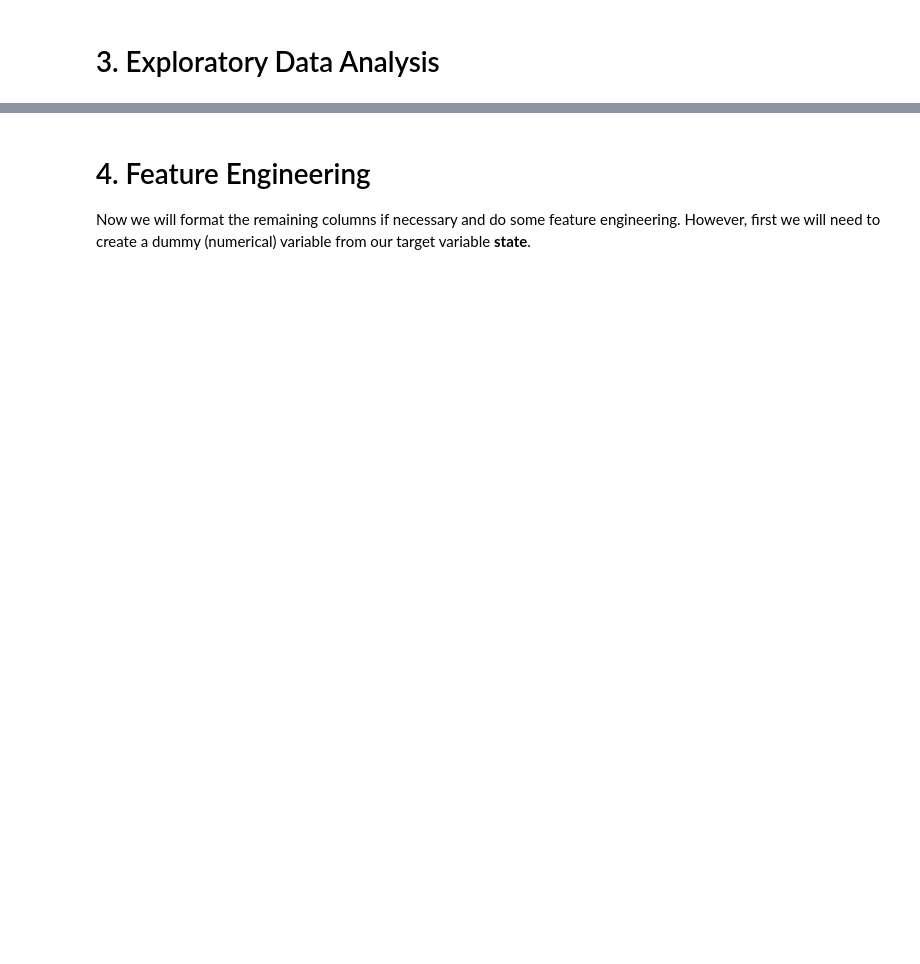
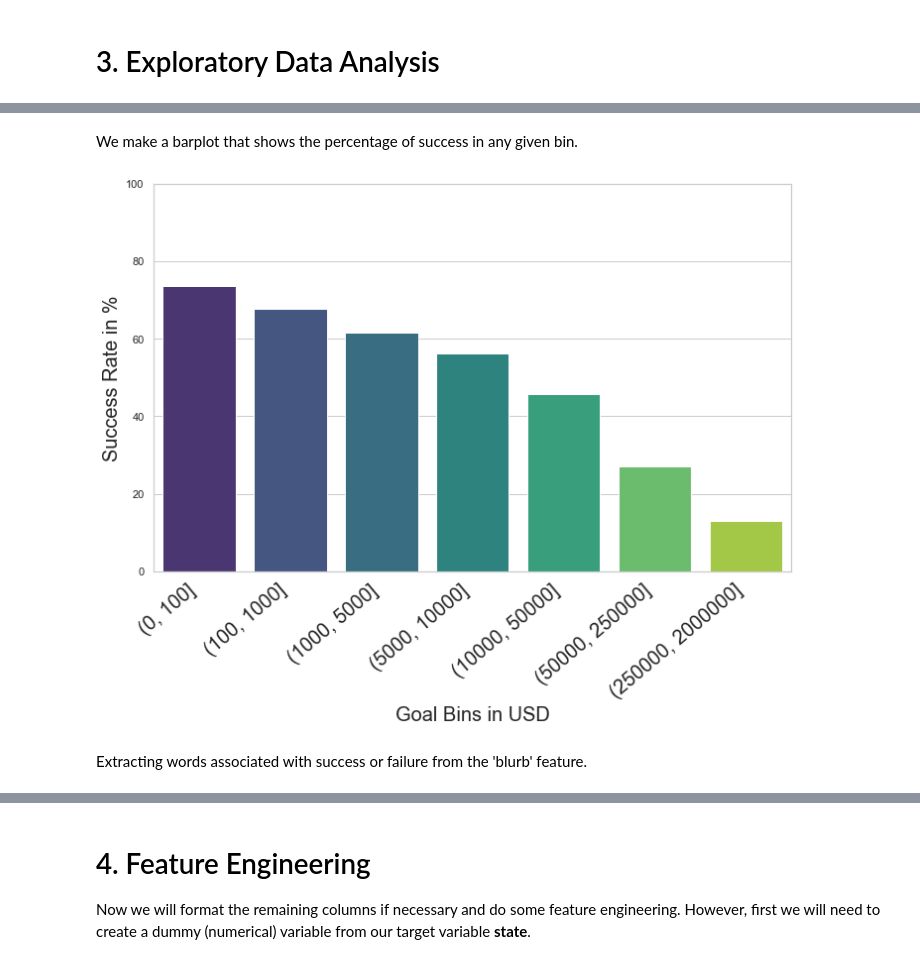
Before and after one commit to ho-ya/Kickstarter_Success_Prediction, a Jupyter notebook: Notebook_Kickstarter_prediction.ipynb, the cells around one changed output, grey strips where cells are left out. Cells and saved outputs as stored; diff of their text form; code cells hidden in the pictures; blank space fills up the shorter version.

```diff
--- a/Notebook_Kickstarter_prediction.ipynb
+++ b/Notebook_Kickstarter_prediction.ipynb
@@ -173,0 +268,6 @@ memory usage: 14.3+ MB
+# %%
+success_goal = data.goal[data['state'] == 'successful'].value_counts()
+failed_goal = data.goal[data['state'] == 'failed'].value_counts()
+
+success_goal = pd.DataFrame({'goal':success_goal.index, 'success_count':success_goal.values})
+failed_goal = pd.DataFrame({'goal':failed_goal.index, 'failed_count':failed_goal.values})
@@ -173,0 +276,2 @@ memory usage: 14.3+ MB
+# %%
+goal_ratio = pd.merge(success_goal, failed_goal, on='goal')
@@ -173,0 +280,9 @@ memory usage: 14.3+ MB
+# %%
+goal_bins = pd.IntervalIndex.from_tuples([(0, 100), (100, 1000), (1000, 5000), (5000, 10000), (10000, 50000), (50000, 250000), (250000, 2000000)])
+goal_binned = pd.cut(goal_ratio['goal'], goal_bins)
+goal_binned.name ='goal_bin'
+goal_ratio_binned = pd.concat([goal_ratio, goal_binned], axis=1)
+goal_ratio_binned.drop(['goal'], axis='columns', inplace=True )
+goal_ratio_binned = goal_ratio_binned.groupby('goal_bin', as_index=False).sum()
+goal_ratio_binned['percent_successful'] = goal_ratio_binned.success_count / (goal_ratio_binned.failed_count + goal_ratio_binned.success_count) * 100
+goal_ratio_binned
@@ -173,0 +298,18 @@ memory usage: 14.3+ MB
+# %% [markdown]
+We make a barplot that shows the percentage of success in any given bin.
+# %%
+sns.set_style(style="whitegrid")
+ax = sns.barplot(x='goal_bin',y='percent_successful', data=goal_ratio_binned, palette='viridis')
+plt.ylim(0, 100)
+ax.set_xticklabels(ax.get_xticklabels(), rotation=40, ha="right", fontsize=20)
+#ax.set_title("Funding Success",fontsize=50)
+ax.set_xlabel("Goal Bins in USD",fontsize=20)
+ax.set_ylabel("Success Rate in %",fontsize=20)
+plt.tight_layout()
+sns.set(rc={'figure.figsize':(10,8)})
+plt.savefig('images/Goal_Sucess_Rate.png', transparent=True)
+plt.show()
+# %% [output]
+[figure, added]
+# %% [markdown]
+Extracting words associated with success or failure from the 'blurb' feature.
```
Also changed, not shown: parts of 60 cells of this notebook.
